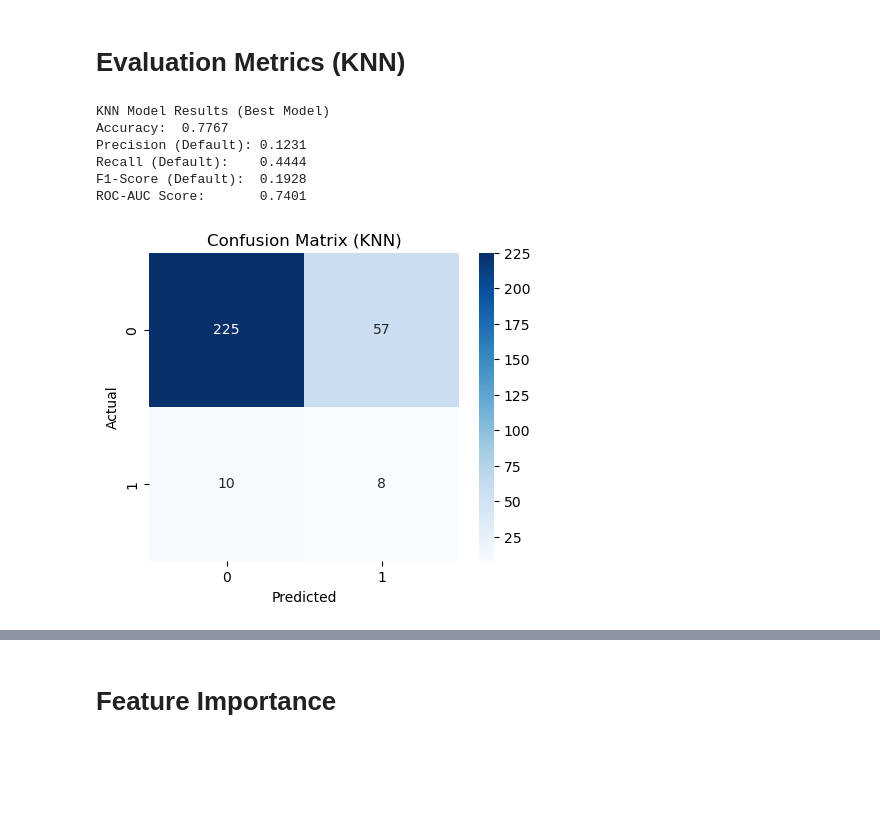
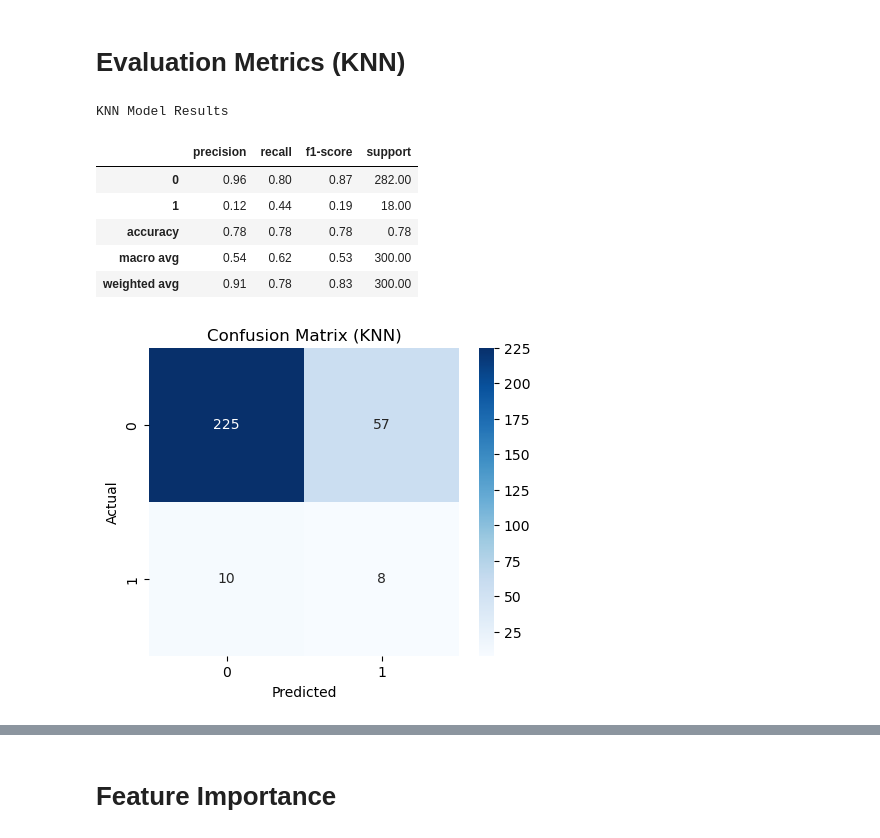
Before and after one commit to ShuHuiK/WIE3007_Group_Assignment, a Jupyter notebook: KNN_Model_Development.ipynb, the cells around one changed output, grey strips where cells are left out. Drawn from its saved outputs; the diff is of its cells as text; code cells hidden in the pictures; blank space fills up the shorter version.

Commit message:
Feat: Add Classification Report

```diff
--- a/KNN_Model_Development.ipynb
+++ b/KNN_Model_Development.ipynb
@@ -101,38 +101,35 @@ Best k (neighbors): 15
 # Evaluation Metrics (KNN)
 # %%
 import pandas as pd
+from sklearn.metrics import classification_report, roc_auc_score, confusion_matrix
 import seaborn as sns
 import matplotlib.pyplot as plt
-from sklearn.metrics import classification_report, roc_auc_score, confusion_matrix
 
-# 1. Generate Predictions
+# 1. Predictions
 y_pred = best_model.predict(X_test)
-y_prob = best_model.predict_proba(X_test)[:, 1]  # Probabilities for ROC-AUC
+y_prob = best_model.predict_proba(X_test)[:, 1]
 
-# 2. Calculate Scores
-report = classification_report(y_test, y_pred, output_dict=True)
-roc_score = roc_auc_score(y_test, y_prob)
+# 2. Create the Table
+report_data = classification_report(y_test, y_pred, output_dict=True)
+df_report = pd.DataFrame(report_data).transpose()
 
-# 3. Print Results
-print("KNN Model Results (Best Model)")
-print(f"Accuracy:  {report['accuracy']:.4f}")
-print(f"Precision (Default): {report['1']['precision']:.4f}")
-print(f"Recall (Default):    {report['1']['recall']:.4f}")
-print(f"F1-Score (Default):  {report['1']['f1-score']:.4f}")
-print(f"ROC-AUC Score:       {roc_score:.4f}")
+# 3. Display
+print("KNN Model Results")
+display(df_report.style.format("{:.2f}"))
 
-# 4. Visualize Confusion Matrix
+# 4. Plot Confusion Matrix
 plt.figure(figsize=(5, 4))
 sns.heatmap(confusion_matrix(y_test, y_pred), annot=True, fmt='d', cmap='Blues')
 plt.title('Confusion Matrix (KNN)')
 plt.ylabel('Actual')
 plt.xlabel('Predicted')
 plt.show()
 # %% [output]
-KNN Model Results (Best Model)
-Accuracy:  0.7767
-Precision (Default): 0.1231
-Recall (Default):    0.4444
-F1-Score (Default):  0.1928
-ROC-AUC Score:       0.7401
+KNN Model Results
+|  | precision | recall | f1-score | support |
+| 0 | 0.96 | 0.80 | 0.87 | 282.00 |
+| 1 | 0.12 | 0.44 | 0.19 | 18.00 |
+| accuracy | 0.78 | 0.78 | 0.78 | 0.78 |
+| macro avg | 0.54 | 0.62 | 0.53 | 300.00 |
+| weighted avg | 0.91 | 0.78 | 0.83 | 300.00 |
 [figure]
```
Also changed, not shown: parts of 2 cells of this notebook.
